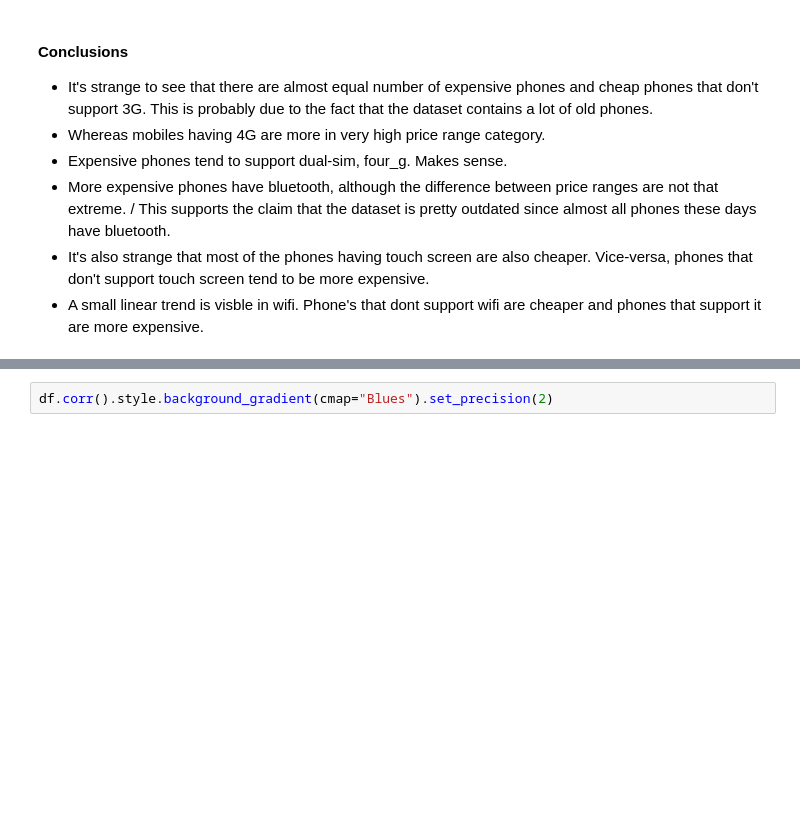
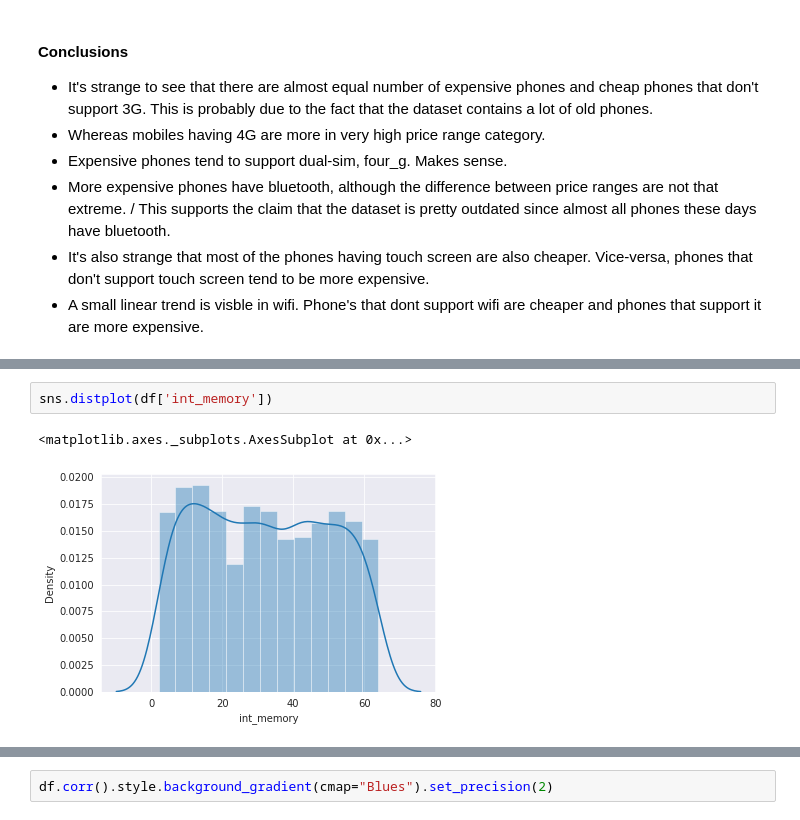
Before and after one commit to rahool010/Mobile-Price-Range-Prediction, a Jupyter notebook: Mobile_Price_Range_Prediction_Capstone_Project.ipynb, the cells around one changed output, grey strips where cells are left out. Saved outputs shown, nothing was run; the diff lists cells and outputs as text; blank space fills up the shorter version.

```diff
--- a/Mobile_Price_Range_Prediction_Capstone_Project.ipynb
+++ b/Mobile_Price_Range_Prediction_Capstone_Project.ipynb
@@ -221,0 +268,5 @@ plt.show()
+# %%
+sns.distplot(df['int_memory'])
+# %% [output]
+<matplotlib.axes._subplots.AxesSubplot at 0x...>
+[figure, added]
```
Also changed, not shown: parts of 16 cells of this notebook.
